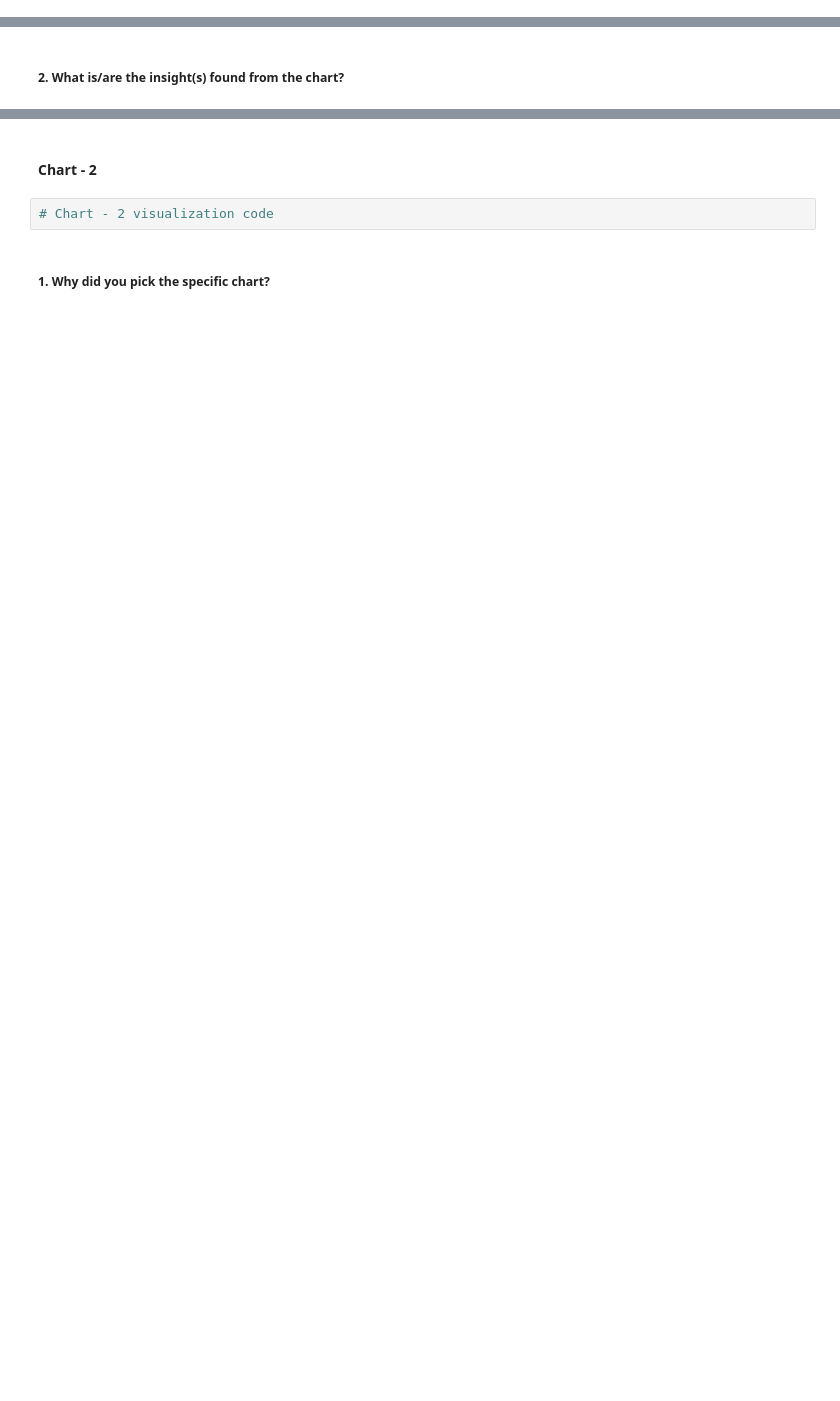
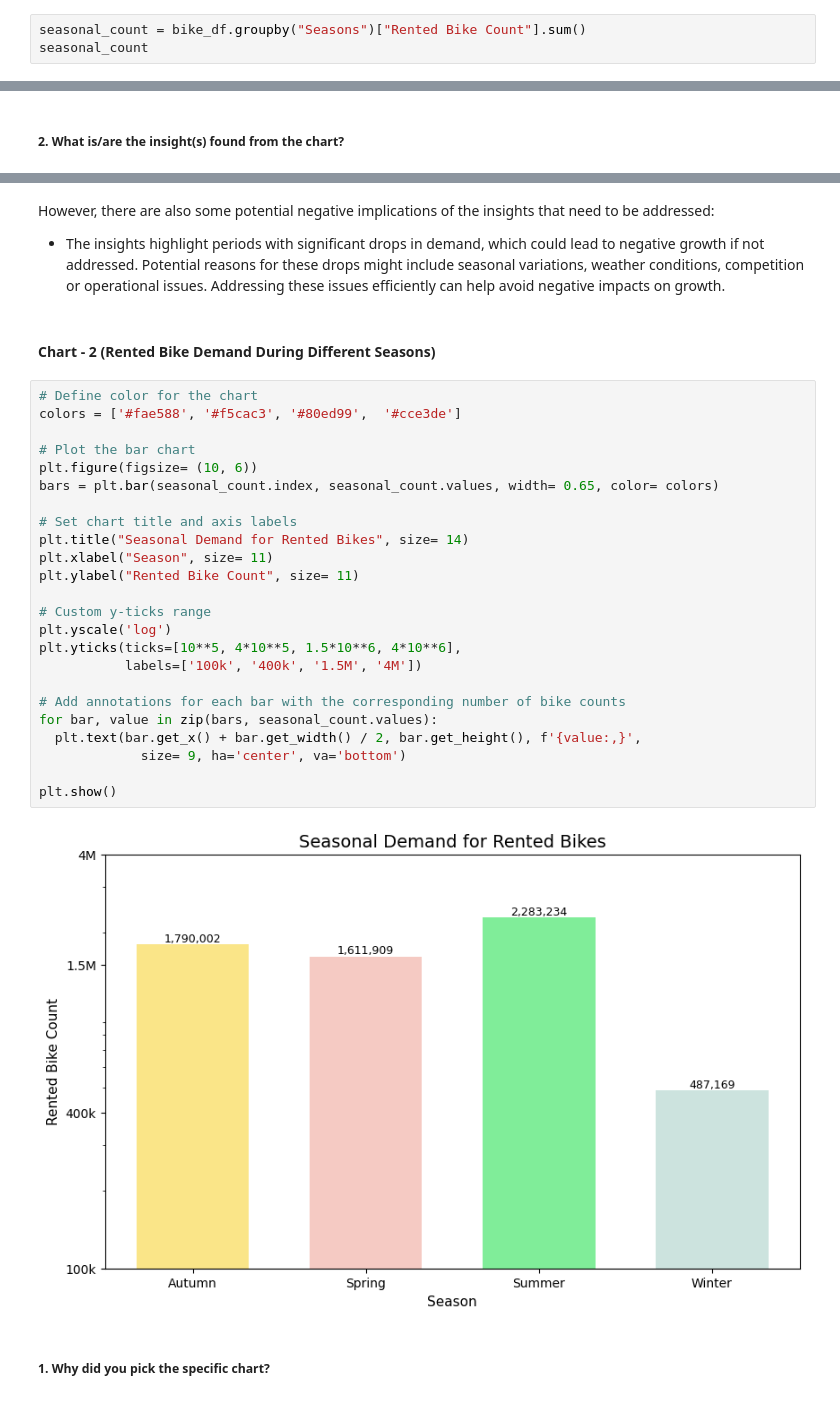
Before and after one commit to ShubhPathania/Bike-Sharing-Demand-Prediction, a Jupyter notebook: Bike_Sharing_Demand_Prediction.ipynb, the cells around one changed output, grey strips where cells are left out. Saved outputs shown, nothing was run; the diff lists cells and outputs as text; blank space fills up the shorter version.

```diff
--- a/Bike_Sharing_Demand_Prediction.ipynb
+++ b/Bike_Sharing_Demand_Prediction.ipynb
@@ -287,0 +338,3 @@ pd.DataFrame(check_unique_values(variable_list[11]), columns = ["Unique Function
+# %%
+seasonal_count = bike_df.groupby("Seasons")["Rented Bike Count"].sum()
+seasonal_count
@@ -311,6 +480,34 @@ Answer Here
+# %% [markdown]
+However, there are also some potential negative implications of the insights that need to be addressed:
+
+- The insights highlight periods with significant drops in demand, which could lead to negative growth if not addressed. Potential reasons for these drops might include seasonal variations, weather conditions, competition or operational issues.  Addressing these issues efficiently can help avoid negative impacts on growth.
 # %% [markdown]
-#### Chart - 2
+#### **Chart - 2 (Rented Bike Demand During Different Seasons)**
-# %%
-# Chart - 2 visualization code
+# %%
+# Define color for the chart
+colors = ['#fae588', '#f5cac3', '#80ed99',  '#cce3de']
+
+# Plot the bar chart
+plt.figure(figsize= (10, 6))
+bars = plt.bar(seasonal_count.index, seasonal_count.values, width= 0.65, color= colors)
+
+# Set chart title and axis labels
+plt.title("Seasonal Demand for Rented Bikes", size= 14)
+plt.xlabel("Season", size= 11)
+plt.ylabel("Rented Bike Count", size= 11)
+
+# Custom y-ticks range
+plt.yscale('log')
+plt.yticks(ticks=[10**5, 4*10**5, 1.5*10**6, 4*10**6],
+           labels=['100k', '400k', '1.5M', '4M'])
+
+# Add annotations for each bar with the corresponding number of bike counts
+for bar, value in zip(bars, seasonal_count.values):
+  plt.text(bar.get_x() + bar.get_width() / 2, bar.get_height(), f'{value:,}',
+             size= 9, ha='center', va='bottom')
+
+plt.show()
+# %% [output]
+[figure, added]
 # %% [markdown]
 ##### 1. Why did you pick the specific chart?
```
Also changed, not shown: parts of 81 cells of this notebook.
